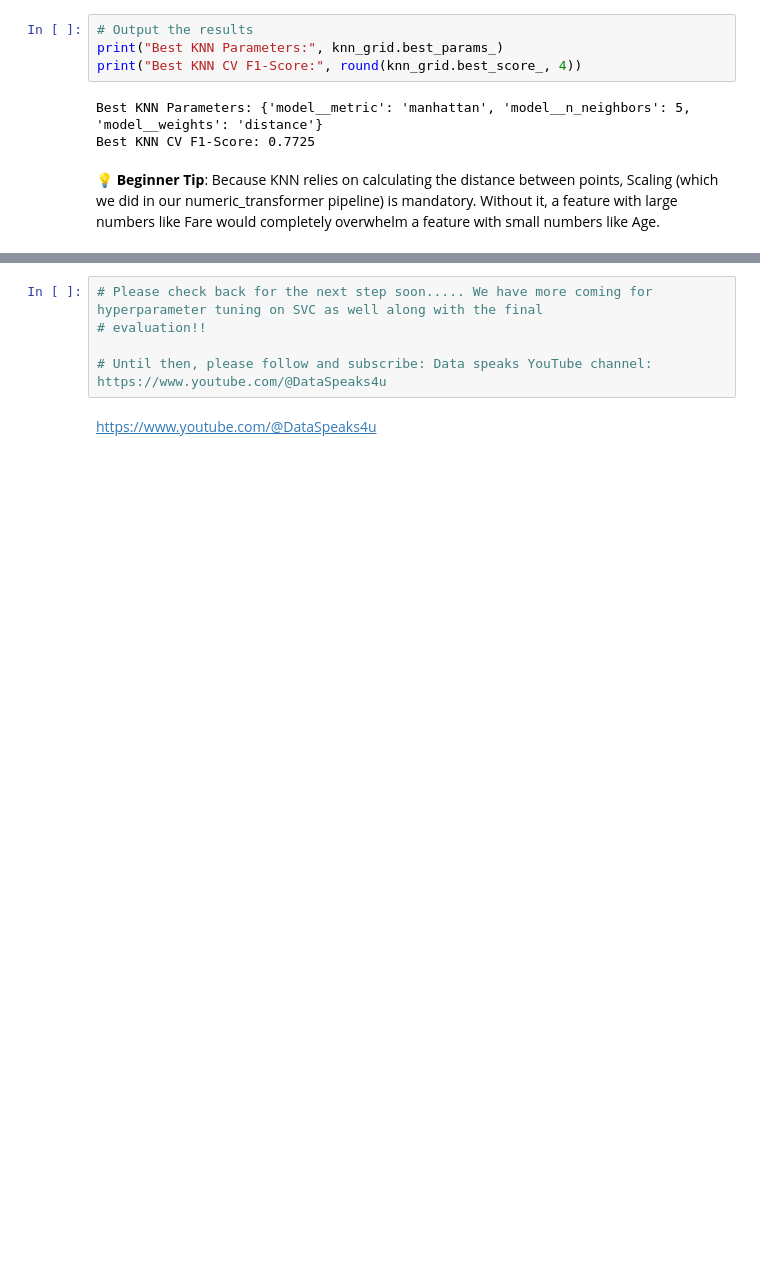
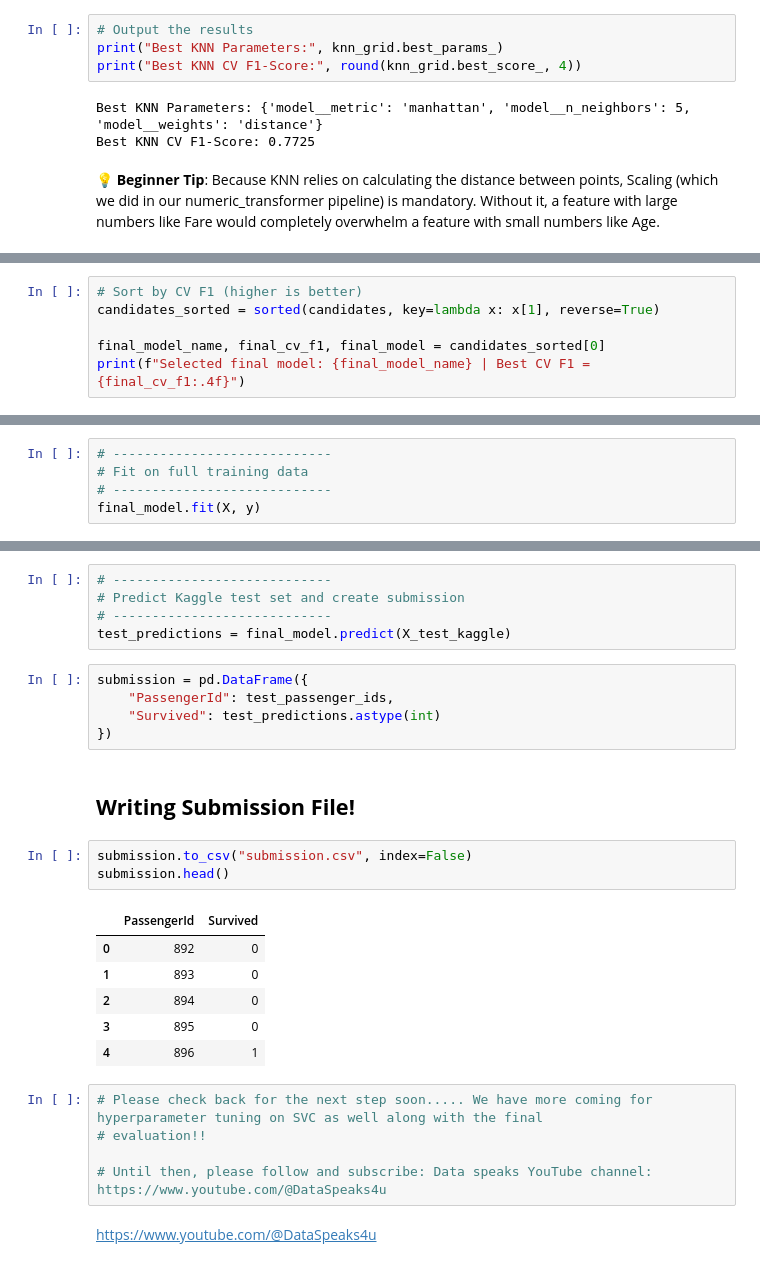
Before and after one commit to ishwor2048/titanic_hands_on_eda_ml_kaggle, a Jupyter notebook: Hands-on Beginner Friendly Titanic Dataset Notebook with In-Depth EDA and Classification ML.ipynb, the cells around one changed output, grey strips where cells are left out. Drawn from its saved outputs; the diff is of its cells as text; blank space fills up the shorter version.

Commit message:
Kaggle Notebook | Beginner Friendly-Titanic EDA and Machine learning | Updated code and simpler beginner level models

```diff
--- a/Hands-on Beginner Friendly Titanic Dataset Notebook with In-Depth EDA and Classification ML.ipynb
+++ b/Hands-on Beginner Friendly Titanic Dataset Notebook with In-Depth EDA and Classification ML.ipynb
@@ -1134,0 +1216,6 @@ Best KNN CV F1-Score: 0.7725
+# %%
+# Sort by CV F1 (higher is better)
+candidates_sorted = sorted(candidates, key=lambda x: x[1], reverse=True)
+
+final_model_name, final_cv_f1, final_model = candidates_sorted[0]
+print(f"Selected final model: {final_model_name} | Best CV F1 = {final_cv_f1:.4f}")
@@ -1134,0 +1224,5 @@ Best KNN CV F1-Score: 0.7725
+# %%
+# ----------------------------
+# Fit on full training data
+# ----------------------------
+final_model.fit(X, y)
@@ -1135,3 +1247,25 @@ Best KNN CV F1-Score: 0.7725
+# %%
+# ----------------------------
+# Predict Kaggle test set and create submission
+# ----------------------------
+test_predictions = final_model.predict(X_test_kaggle)
+# %%
+submission = pd.DataFrame({
+    "PassengerId": test_passenger_ids,
+    "Survived": test_predictions.astype(int)
+})
+# %% [markdown]
+<h2><b>Writing Submission File!
+# %%
+submission.to_csv("submission.csv", index=False)
+submission.head()
+# %% [output]
+|  | PassengerId | Survived |
+| 0 | 892 | 0 |
+| 1 | 893 | 0 |
+| 2 | 894 | 0 |
+| 3 | 895 | 0 |
+| 4 | 896 | 1 |
 # %%
 # Please check back for the next step soon..... We have more coming for hyperparameter tuning on SVC as well along with the final
 # evaluation!!
```
Also changed, not shown: parts of 38 cells of this notebook.
